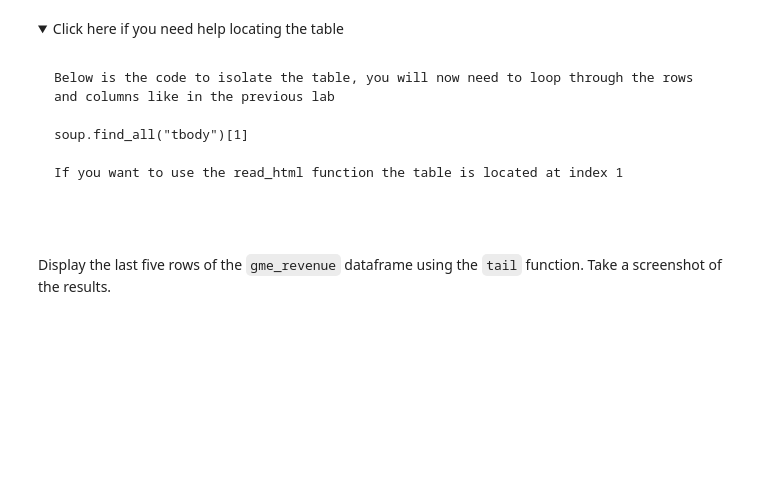
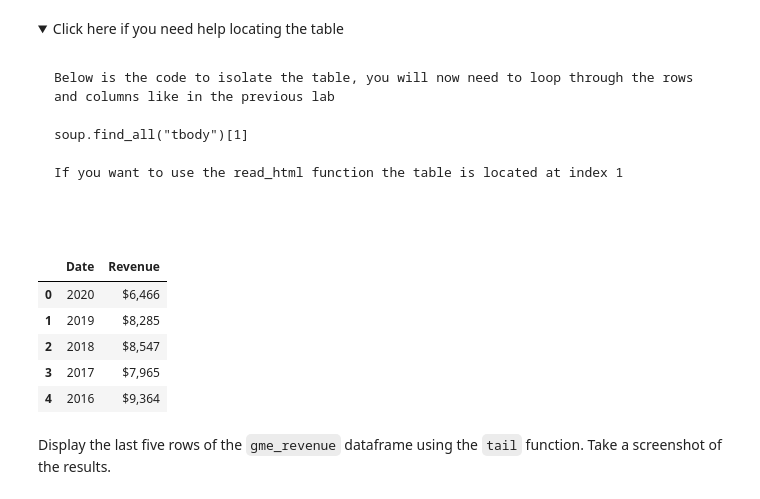
Before and after one commit to NickWeber651/stocks-dashboard, a Jupyter notebook: Final Assignment-v2.ipynb, the cells around one changed output. Cells and saved outputs as stored; diff of their text form; code cells hidden in the pictures; folded sections open; blank space fills up the shorter version.

````diff
--- a/Final Assignment-v2.ipynb
+++ b/Final Assignment-v2.ipynb
@@ -276,3 +277,10 @@ gme_data.head()
 ## Question 4: Use Webscraping to Extract GME Revenue Data
 # %% [markdown]
 Use the `requests` library to download the webpage https://cf-courses-data.s3.us.cloud-object-storage.appdomain.cloud/IBMDeveloperSkillsNetwork-PY0220EN-SkillsNetwork/labs/project/stock.html. Save the text of the response as a variable named `html_data_2`.
+# %%
+url_gme = "https://cf-courses-data.s3.us.cloud-object-storage.appdomain.cloud/IBMDeveloperSkillsNetwork-PY0220EN-SkillsNetwork/labs/project/stock.html"
+
+resp = requests.get(url_gme, timeout=30)
+resp.raise_for_status()
+html_data_2 = resp.text
+len(html_data_2), html_data_2[:200]
@@ -297,5 +313,24 @@ If you want to use the read_html function the table is located at index 1
 ```
 
 </details>
+# %%
+tables = pd.read_html(html_data_2, match="GameStop")
+if not tables:
+
+    tables = pd.read_html(html_data_2)
+    tables = [t for t in tables if t.shape[1] >= 2 and any("Revenue" in str(c) for c in t.columns)]
+    if not tables:
+        raise RuntimeError("Keine passende Tabelle gefunden.")
+tmp = tables[0].copy()
+tmp.columns = ["Date","Revenue", *[f"col{i}" for i in range(tmp.shape[1]-2)]]
+gme_revenue = tmp[["Date","Revenue"]].copy()
+gme_revenue.head()
+# %% [output]
+|  | Date | Revenue |
+| 0 | 2020 | $6,466 |
+| 1 | 2019 | $8,285 |
+| 2 | 2018 | $8,547 |
+| 3 | 2017 | $7,965 |
+| 4 | 2016 | $9,364 |
 # %% [markdown]
 Display the last five rows of the `gme_revenue` dataframe using the `tail` function. Take a screenshot of the results.
````
Also changed, not shown: parts of 4 cells of this notebook.
